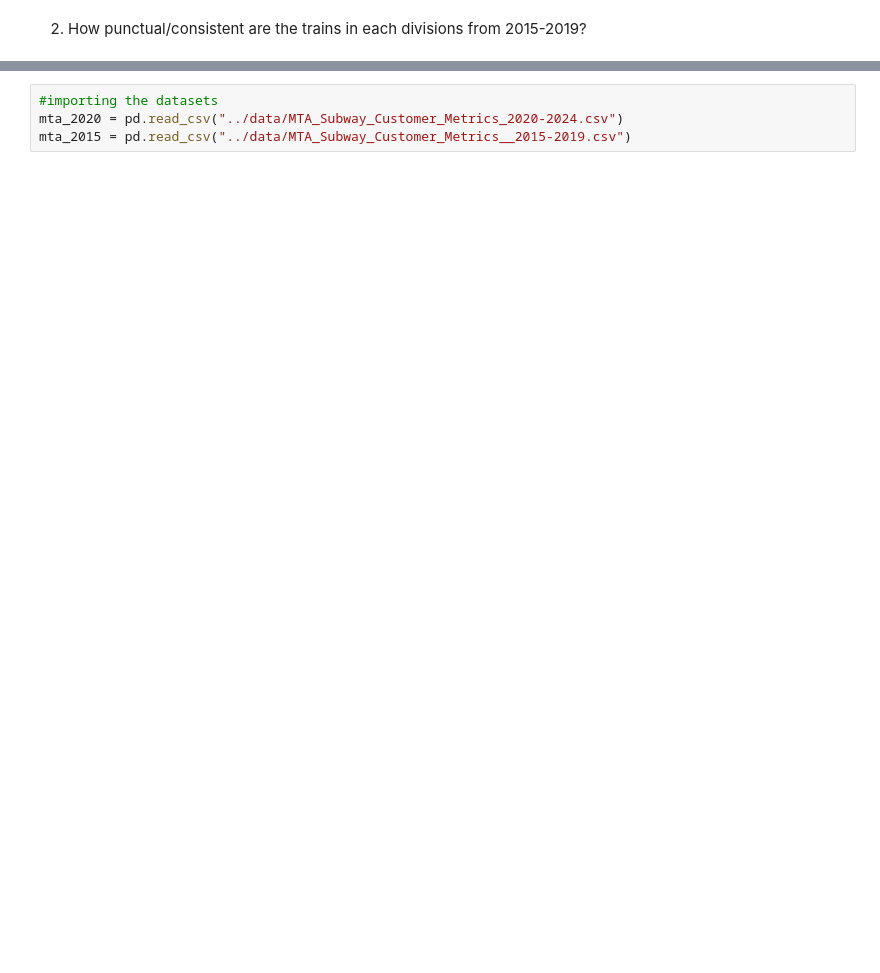
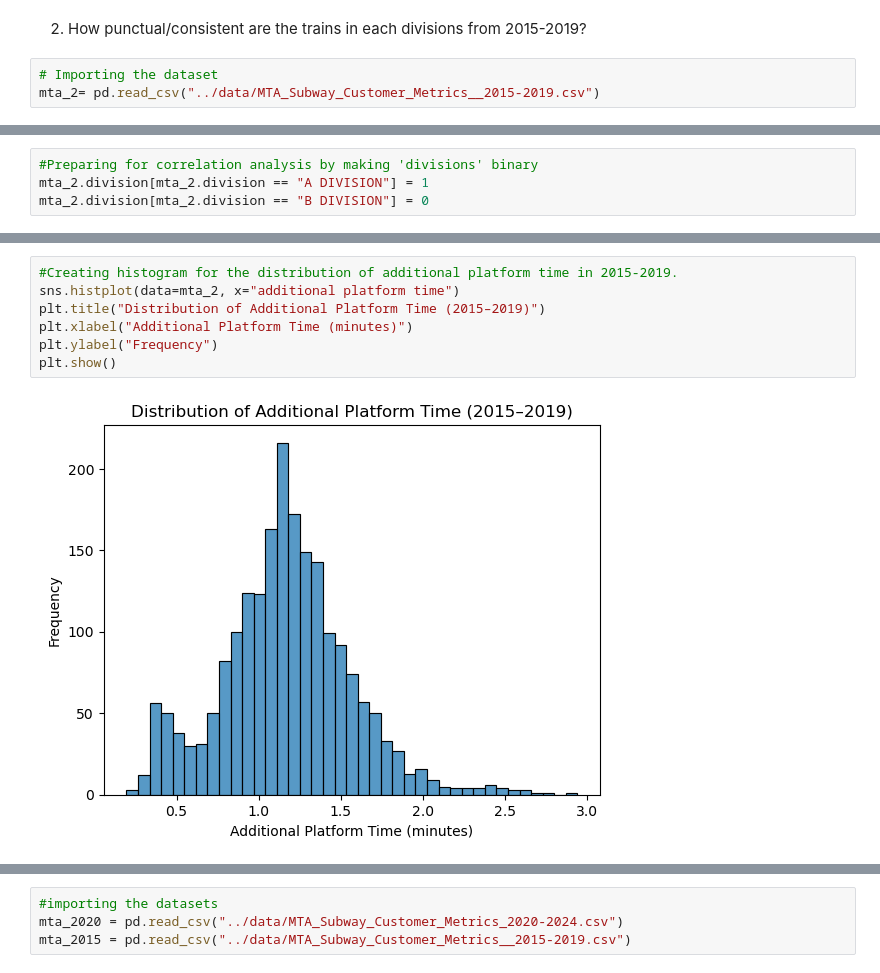
Before and after one commit to tali0n-git/MTA-subway-analysis, a Jupyter notebook: notebooks/Jahaira_EDA.ipynb, the cells around one changed output, grey strips where cells are left out. Drawn from its saved outputs; the diff is of its cells as text; blank space fills up the shorter version.

```diff
--- a/notebooks/Jahaira_EDA.ipynb
+++ b/notebooks/Jahaira_EDA.ipynb
@@ -158,2 +145,5 @@ mta_divisions = mta.groupby('division')
 # %% [markdown]
 2. How punctual/consistent are the trains in each divisions from 2015-2019?
+# %%
+# Importing the dataset
+mta_2= pd.read_csv("../data/MTA_Subway_Customer_Metrics__2015-2019.csv")
@@ -159,0 +190,4 @@ mta_divisions = mta.groupby('division')
+# %%
+#Preparing for correlation analysis by making 'divisions' binary
+mta_2.division[mta_2.division == "A DIVISION"] = 1
+mta_2.division[mta_2.division == "B DIVISION"] = 0
@@ -159,0 +212,9 @@ mta_divisions = mta.groupby('division')
+# %%
+#Creating histogram for the distribution of additional platform time in 2015-2019.
+sns.histplot(data=mta_2, x="additional platform time")
+plt.title("Distribution of Additional Platform Time (2015–2019)")
+plt.xlabel("Additional Platform Time (minutes)")
+plt.ylabel("Frequency")
+plt.show()
+# %% [output]
+[figure, added]
```
Also changed, not shown: parts of 30 cells of this notebook.
